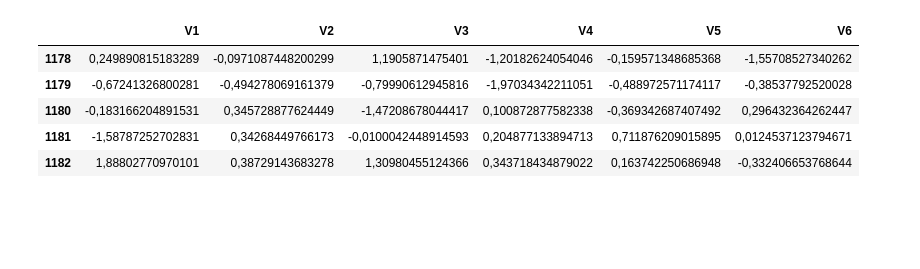
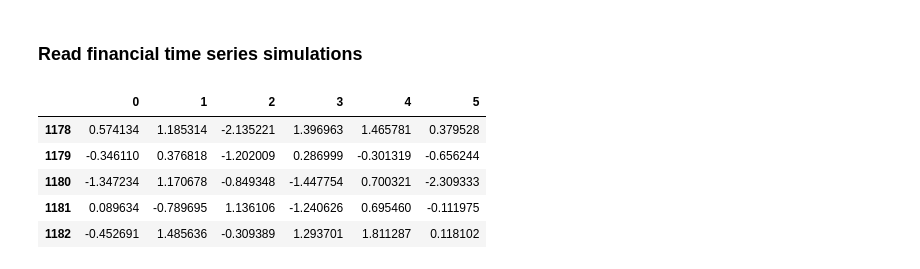
Before and after one commit to dcuoliveira/cd-ts, a Jupyter notebook: src/debug_gnn_var_coef.ipynb, the cells around one changed output. Saved outputs shown, nothing was run; the diff lists cells and outputs as text; code cells hidden in the pictures; blank space fills up the shorter version.

```diff
--- a/src/debug_gnn_var_coef.ipynb
+++ b/src/debug_gnn_var_coef.ipynb
@@ -2,6 +2,8 @@
 import os
 import pandas as pd
 import numpy as np
+# %% [markdown]
+### Read financial time series simulations
 # %%
 source_code = os.path.join(os.getcwd())
 data_files = os.path.join(source_code, "data")
@@ -11,14 +13,15 @@ dgp_simulations = os.listdir(os.path.join(data_files, "simulation"))
 dgp_name = dgp_simulations[0]
 dgp_name_summary = "_".join(dgp_name.split(".")[0].split("_")[:2])
 # %%
-features = pd.read_csv(os.path.join(data_files, "simulation", dgp_simulations[0]), sep=";")
+rets_features = pd.read_csv(os.path.join(data_files, "simulation", dgp_simulations[0]), sep=",")
+rets_features.columns = list(range(0, rets_features.shape[1]))
 
-features.tail()
+rets_features.tail()
 # %% [output]
-|  | V1 | V2 | V3 | V4 | V5 | V6 |
-| 1178 | 0,249890815183289 | -0,0971087448200299 | 1,1905871475401 | -1,20182624054046 | -0,159571348685368 | -1,55708527340262 |
-| 1179 | -0,67241326800281 | -0,494278069161379 | -0,79990612945816 | -1,97034342211051 | -0,488972571174117 | -0,38537792520028 |
-| 1180 | -0,183166204891531 | 0,345728877624449 | -1,47208678044417 | 0,100872877582338 | -0,369342687407492 | 0,296432364262447 |
-| 1181 | -1,58787252702831 | 0,34268449766173 | -0,0100042448914593 | 0,204877133894713 | 0,711876209015895 | 0,0124537123794671 |
-| 1182 | 1,88802770970101 | 0,38729143683278 | 1,30980455124366 | 0,343718434879022 | 0,163742250686948 | -0,332406653768644 |
+|  | 0 | 1 | 2 | 3 | 4 | 5 |
+| 1178 | 0.574134 | 1.185314 | -2.135221 | 1.396963 | 1.465781 | 0.379528 |
+| 1179 | -0.346110 | 0.376818 | -1.202009 | 0.286999 | -0.301319 | -0.656244 |
+| 1180 | -1.347234 | 1.170678 | -0.849348 | -1.447754 | 0.700321 | -2.309333 |
+| 1181 | 0.089634 | -0.789695 | 1.136106 | -1.240626 | 0.695460 | -0.111975 |
+| 1182 | -0.452691 | 1.485636 | -0.309389 | 1.293701 | 1.811287 | 0.118102 |
 # %%
```
Also changed, not shown: parts of 41 cells of this notebook, 1 other file.
